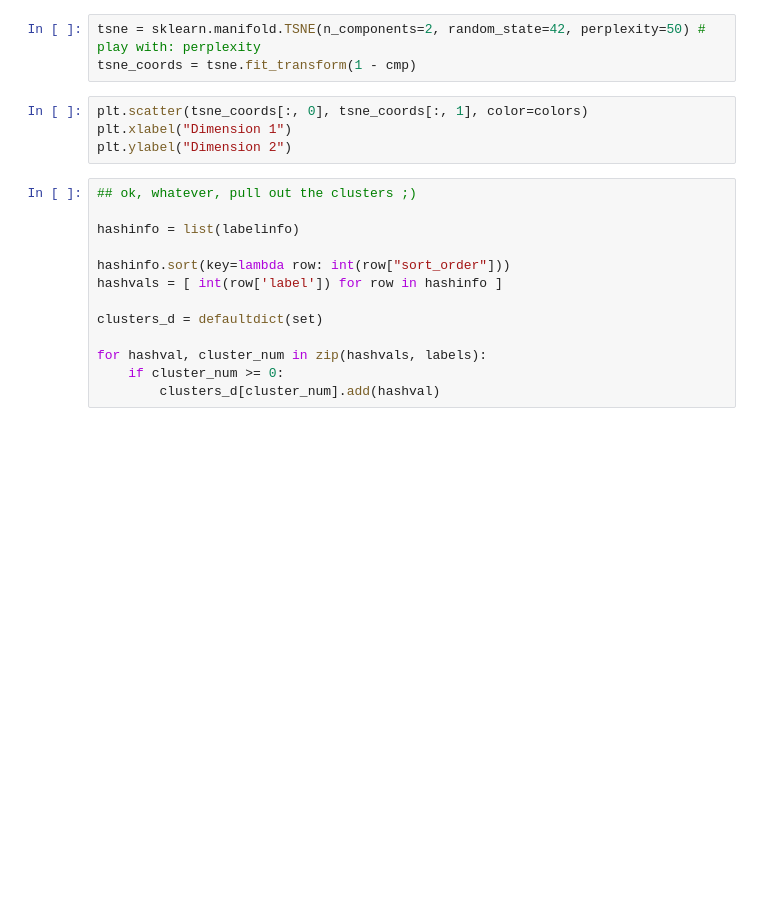
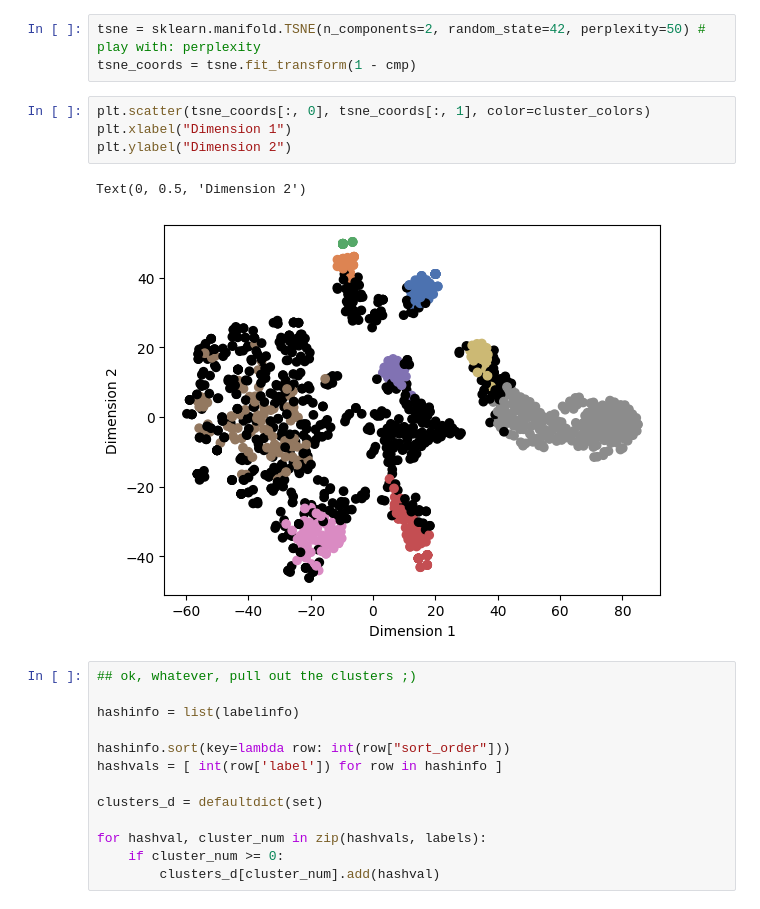
Before and after one commit to ctb/2024-pangenome-hash-corr, a Jupyter notebook: hdbscan.ipynb, the cells around one changed output. Cells and saved outputs as stored; diff of their text form; blank space fills up the shorter version.

```diff
--- a/hdbscan.ipynb
+++ b/hdbscan.ipynb
@@ -144,9 +144,12 @@ ValueError: 'c' argument has 6388 elements, which is inconsistent with 'x' and '
 tsne = sklearn.manifold.TSNE(n_components=2, random_state=42, perplexity=50) # play with: perplexity
 tsne_coords = tsne.fit_transform(1 - cmp)
 # %%
-plt.scatter(tsne_coords[:, 0], tsne_coords[:, 1], color=colors)
+plt.scatter(tsne_coords[:, 0], tsne_coords[:, 1], color=cluster_colors)
 plt.xlabel("Dimension 1")
 plt.ylabel("Dimension 2")
+# %% [output]
+Text(0, 0.5, 'Dimension 2')
+[figure, added]
 # %%
 ## ok, whatever, pull out the clusters ;)
 
```
Also changed, not shown: parts of 3 cells of this notebook.
